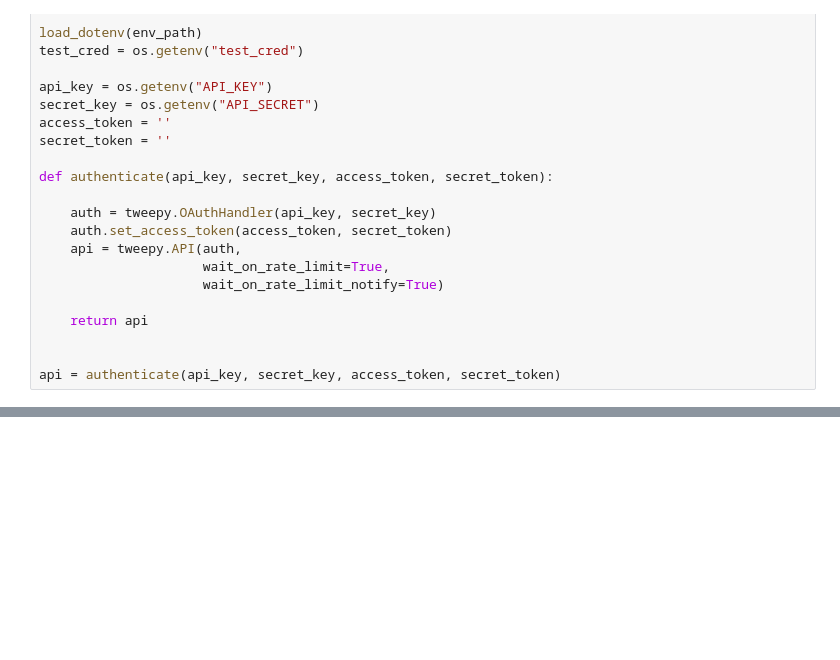
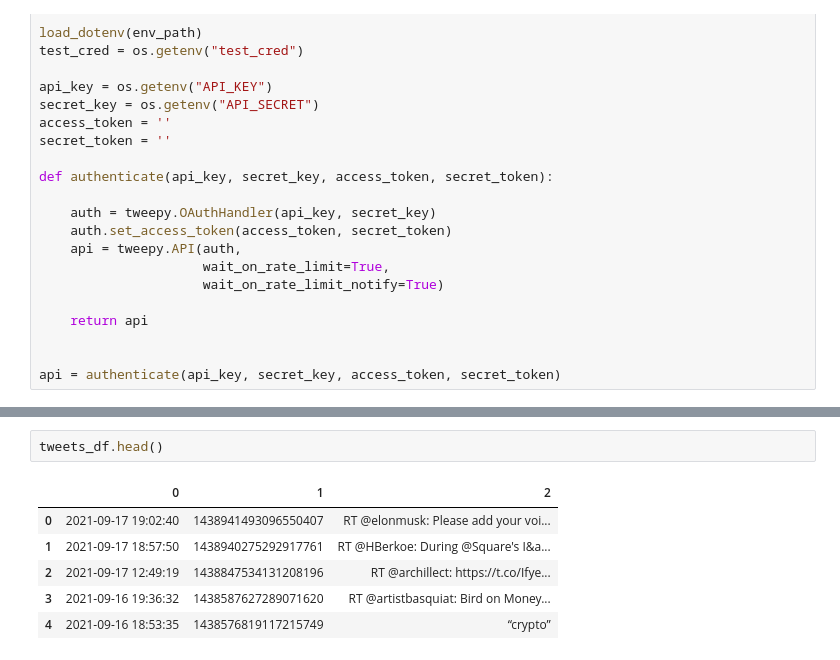
Before and after one commit to lrhf97/twitter_user_scraper, a Jupyter notebook: test_scrapes.ipynb, the cells around one changed output, grey strips where cells are left out. Cells and saved outputs as stored; diff of their text form; blank space fills up the shorter version.

```diff
--- a/test_scrapes.ipynb
+++ b/test_scrapes.ipynb
@@ -43,0 +61,9 @@ api = authenticate(api_key, secret_key, access_token, secret_token)
+# %%
+tweets_df.head()
+# %% [output]
+|  | 0 | 1 | 2 |
+| 0 | 2021-09-17 19:02:40 | 1438941493096550407 | RT @elonmusk: Please add your voi... |
+| 1 | 2021-09-17 18:57:50 | 1438940275292917761 | RT @HBerkoe: During @Square's I&a... |
+| 2 | 2021-09-17 12:49:19 | 1438847534131208196 | RT @archillect: https://t.co/Ifye... |
+| 3 | 2021-09-16 19:36:32 | 1438587627289071620 | RT @artistbasquiat: Bird on Money... |
+| 4 | 2021-09-16 18:53:35 | 1438576819117215749 | “crypto” |
```
Also changed, not shown: parts of 13 cells of this notebook.
